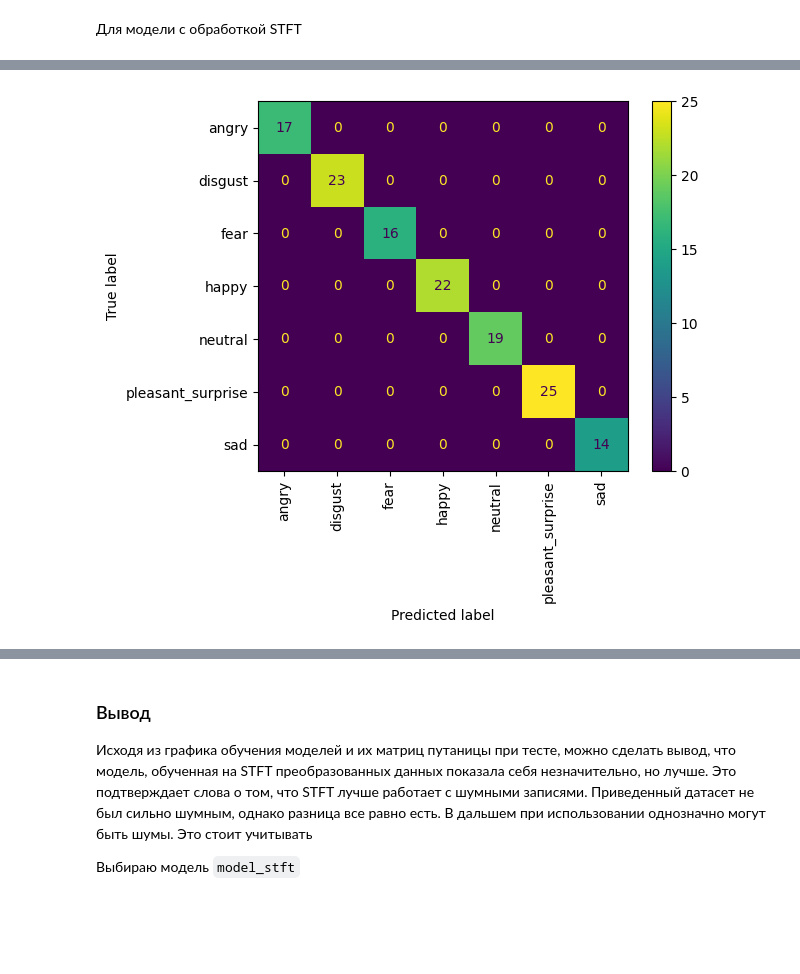
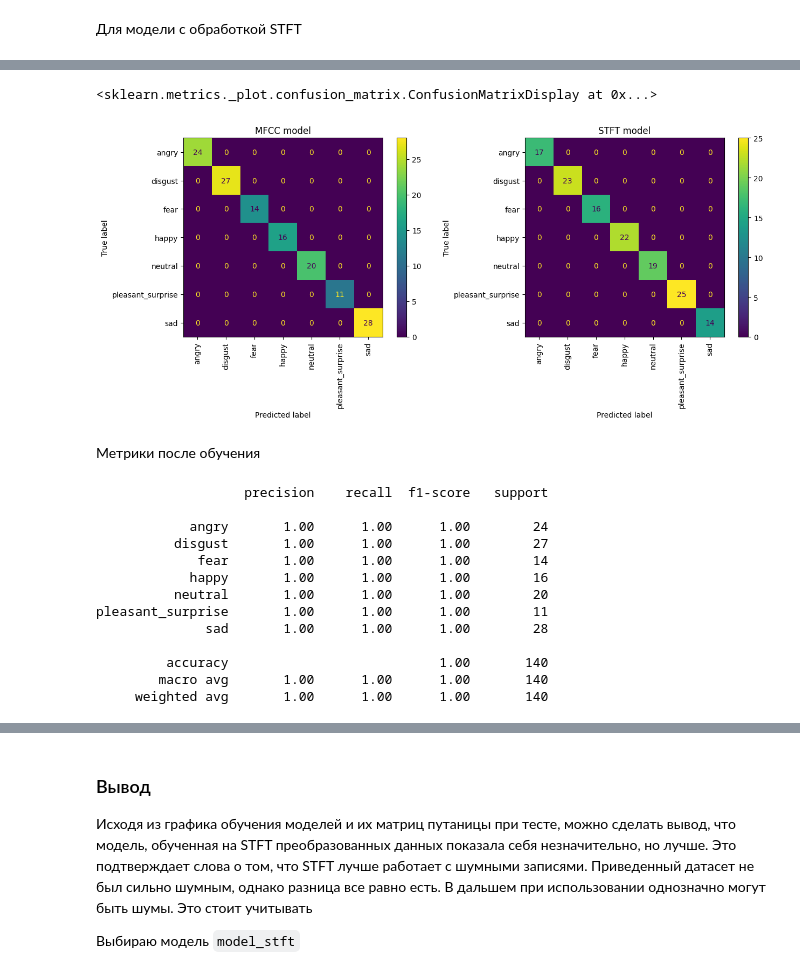
Before and after one commit to egrsid/ml_experiments, a Jupyter notebook: DAILY_WORK/project_audio/project_code.ipynb, the cells around one changed output, grey strips where cells are left out. Cells and saved outputs as stored; diff of their text form; code cells hidden in the pictures; blank space fills up the shorter version.

```diff
--- a/DAILY_WORK/project_audio/project_code.ipynb
+++ b/DAILY_WORK/project_audio/project_code.ipynb
@@ -542,6 +547,9 @@ model_stft.save('model_stft.keras')
 # model = tf.keras.models.load_model('model.keras')
 # %% [markdown]
 ### Оценка обучения
+# %%
+model_stft = tf.keras.models.load_model('model_stft.keras')
+model_mfcc = tf.keras.models.load_model('model_mfcc.keras')
 # %%
 model_mfcc.evaluate(x_test, y_test)
 # %% [output]
@@ -595,0 +600,4 @@ y_pred = prepare_predictions(model_mfcc.predict(x_test))
+# %%
+y_pred_mfcc = prepare_predictions(model_mfcc.predict(x_test))
+y_pred_stft = prepare_predictions(model_stft.predict(test_set))
+y_test_mfcc = prepare_predictions(y_test)
@@ -612,4 +612,29 @@ y_true = np.array(label_names)[y_true].reshape(-1, 1)
-# %%
-ConfusionMatrixDisplay.from_predictions(y_true, y_pred, xticks_rotation=90);
-# %% [output]
-[figure, removed]
+# %%
+fig, (ax1, ax2) = plt.subplots(1, 2)
+fig.set_figwidth(15)
+ax1.set_title('MFCC model')
+ax2.set_title('STFT model')
+
+ConfusionMatrixDisplay.from_predictions(y_test_mfcc, y_pred_mfcc, xticks_rotation=90, ax=ax1)
+ConfusionMatrixDisplay.from_predictions(y_true, y_pred_stft, xticks_rotation=90, ax=ax2)
+# %% [output]
+<sklearn.metrics._plot.confusion_matrix.ConfusionMatrixDisplay at 0x...>
+[figure, added]
+# %% [markdown]
+Метрики после обучения
+# %%
+print(classification_report(y_test_mfcc, y_pred_mfcc))
+# %% [output]
+                   precision    recall  f1-score   support
+
+            angry       1.00      1.00      1.00        24
+          disgust       1.00      1.00      1.00        27
+             fear       1.00      1.00      1.00        14
+            happy       1.00      1.00      1.00        16
+          neutral       1.00      1.00      1.00        20
+pleasant_surprise       1.00      1.00      1.00        11
+              sad       1.00      1.00      1.00        28
+
+         accuracy                           1.00       140
+        macro avg       1.00      1.00      1.00       140
+     weighted avg       1.00      1.00      1.00       140
```
Also changed, not shown: parts of 32 cells of this notebook, 2 other files.
